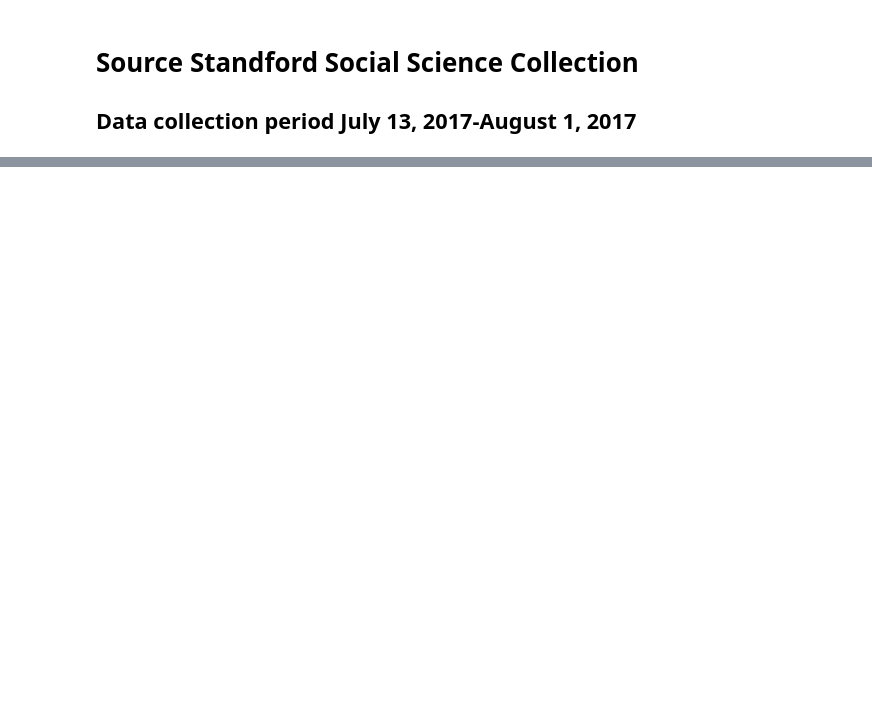
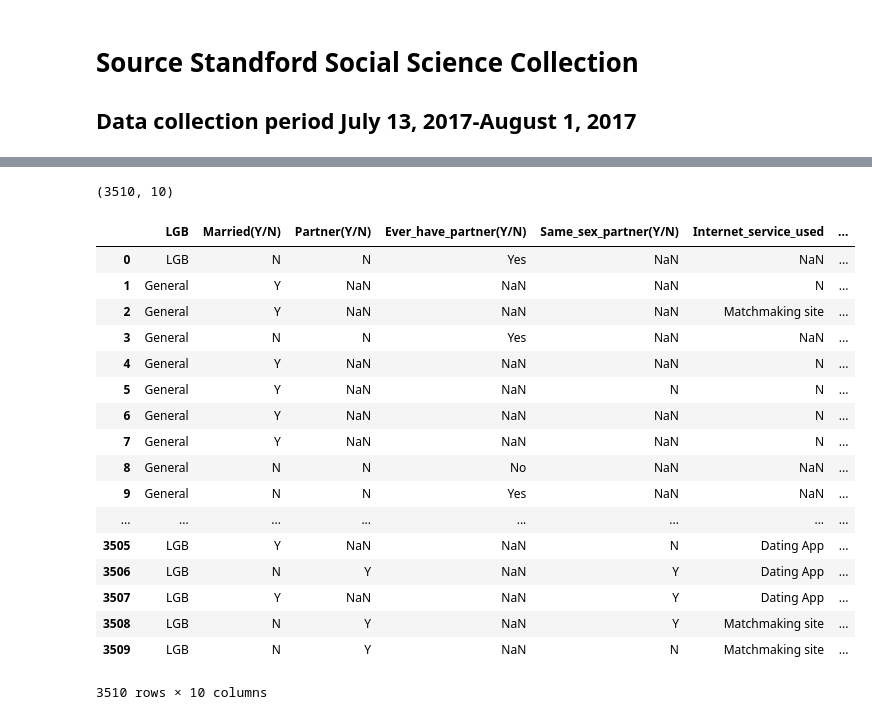
Before and after one commit to chunsang0126/your-own-project, a Jupyter notebook: How couples meet and stay together.ipynb, the cells around one changed output, grey strips where cells are left out. Saved outputs shown, nothing was run; the diff lists cells and outputs as text; code cells hidden in the pictures; blank space fills up the shorter version.

Commit message:
add notebook file fully cleaned and ready for plot

```diff
--- a/How couples meet and stay together.ipynb
+++ b/How couples meet and stay together.ipynb
@@ -67,0 +71,33 @@ raw
+# %%
+#Renaming column heads
+df.columns=["LGB","Married(Y/N)","Partner(Y/N)","Ever_have_partner(Y/N)","Same_sex_partner(Y/N)","Internet_service_used","No_of_marriage","Year_met","Year_together","Year_married"]
+df.shape
+# %% [output]
+(3510, 10)
+# %%
+#Replacing variables on first 6 columns with better naming
+clean_1=df.replace('gen pop','General').replace('LGB sample', 'LGB').replace('No, I am not Married','N').replace('Yes, I am Married','Y').replace('No, I am single, with no boyfriend, no girlfriend and no romantic or sexual partner','N').replace('Yes, I have a sexual partner (boyfriend or girlfriend)','Y').replace('I have a romantic partner who is not yet a sexual partner','Y').replace('No, we are an opposite-sex couple','N').replace('Yes, we are a same-sex couple','Y').replace('No, I did NOT meet [Partner Name] through the Internet','N').replace('Yes, an Internet dating or matchmaking site (like eHarmony or match.com)','Matchmaking site')
+# %%
+#Replacing variables of 'Internet_service_used' column
+clean_2=clean_1.replace('Yes, an Internet dating or matchmaking site (like eHarmony or match.com)','Matchmaking site').replace('Yes, an app on my phone (like Tinder or Grindr)','Dating App').replace('Yes, an Internet chat room','Others').replace('Yes, an Internet classified advertising site (like Craigslist)','Others').replace('Yes, a social networking site (like Facebook or Myspace)','Social networking site').replace('Yes, a different kind of Internet service','Others').replace('Refused','Others')
+# %%
+clean_2
+# %% [output]
+|  | LGB | Married(Y/N) | Partner(Y/N) | Ever_have_partner(Y/N) | Same_sex_partner(Y/N) | Internet_service_used | ... |
+| 0 | LGB | N | N | Yes | NaN | NaN | ... |
+| 1 | General | Y | NaN | NaN | NaN | N | ... |
+| 2 | General | Y | NaN | NaN | NaN | Matchmaking site | ... |
+| 3 | General | N | N | Yes | NaN | NaN | ... |
+| 4 | General | Y | NaN | NaN | NaN | N | ... |
+| 5 | General | Y | NaN | NaN | N | N | ... |
+| 6 | General | Y | NaN | NaN | NaN | N | ... |
+| 7 | General | Y | NaN | NaN | NaN | N | ... |
+| 8 | General | N | N | No | NaN | NaN | ... |
+| 9 | General | N | N | Yes | NaN | NaN | ... |
+| ... | ... | ... | ... | ... | ... | ... | ... |
+| 3505 | LGB | Y | NaN | NaN | N | Dating App | ... |
+| 3506 | LGB | N | Y | NaN | Y | Dating App | ... |
+| 3507 | LGB | Y | NaN | NaN | Y | Dating App | ... |
+| 3508 | LGB | N | Y | NaN | Y | Matchmaking site | ... |
+| 3509 | LGB | N | Y | NaN | N | Matchmaking site | ... |
+3510 rows × 10 columns
```
Also changed, not shown: parts of 13 cells of this notebook.
